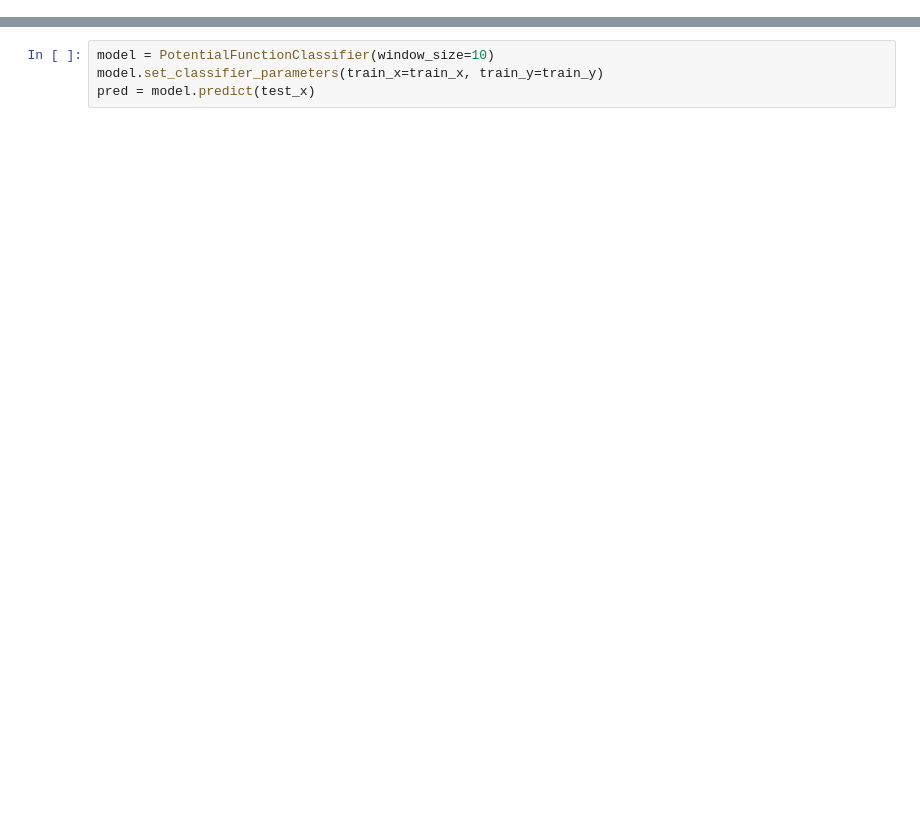
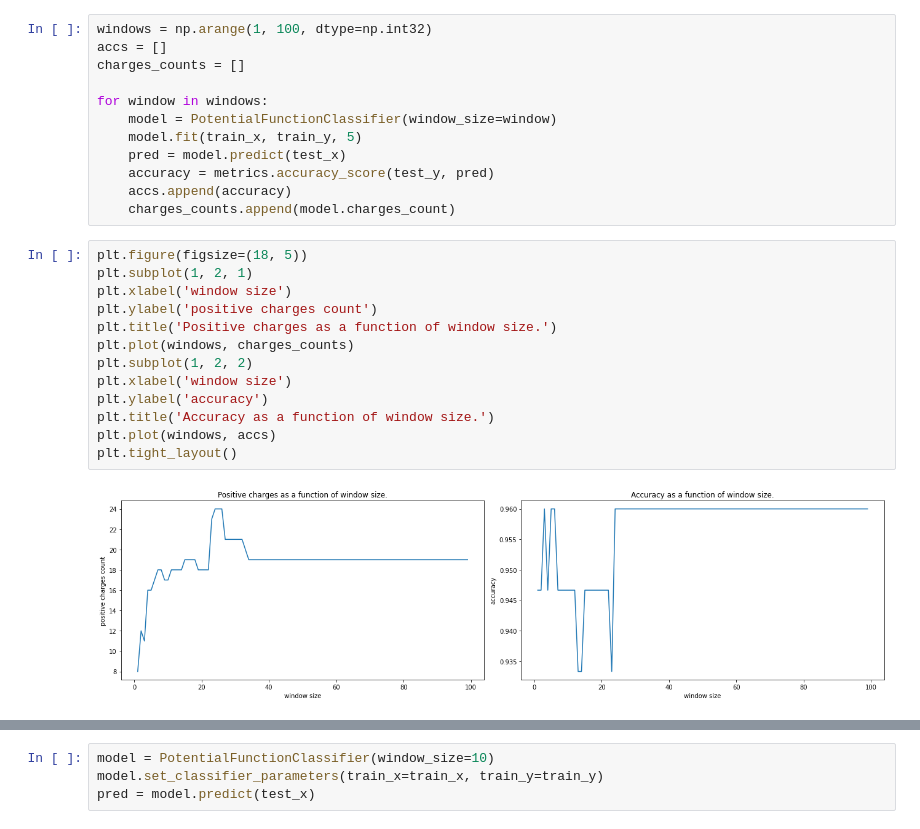
Before and after one commit to JorjeousJorje/ML, a Jupyter notebook: task 1/potential_functions.ipynb, the cells around one changed output, grey strips where cells are left out. Cells and saved outputs as stored; diff of their text form; blank space fills up the shorter version.

```diff
--- a/task 1/potential_functions.ipynb
+++ b/task 1/potential_functions.ipynb
@@ -31,0 +63,27 @@ print("Accuracy on whole data: ", metrics.accuracy_score(y, model.predict(X)))
+# %%
+windows = np.arange(1, 100, dtype=np.int32)
+accs = []
+charges_counts = []
+
+for window in windows:
+    model = PotentialFunctionClassifier(window_size=window)
+    model.fit(train_x, train_y, 5)
+    pred = model.predict(test_x)
+    accuracy = metrics.accuracy_score(test_y, pred)
+    accs.append(accuracy)
+    charges_counts.append(model.charges_count)
+# %%
+plt.figure(figsize=(18, 5))
+plt.subplot(1, 2, 1)
+plt.xlabel('window size')
+plt.ylabel('positive charges count')
+plt.title('Positive charges as a function of window size.')
+plt.plot(windows, charges_counts)
+plt.subplot(1, 2, 2)
+plt.xlabel('window size')
+plt.ylabel('accuracy')
+plt.title('Accuracy as a function of window size.')
+plt.plot(windows, accs)
+plt.tight_layout()
+# %% [output]
+[figure, added]
```
Also changed, not shown: parts of 16 cells of this notebook, 12 other files.
